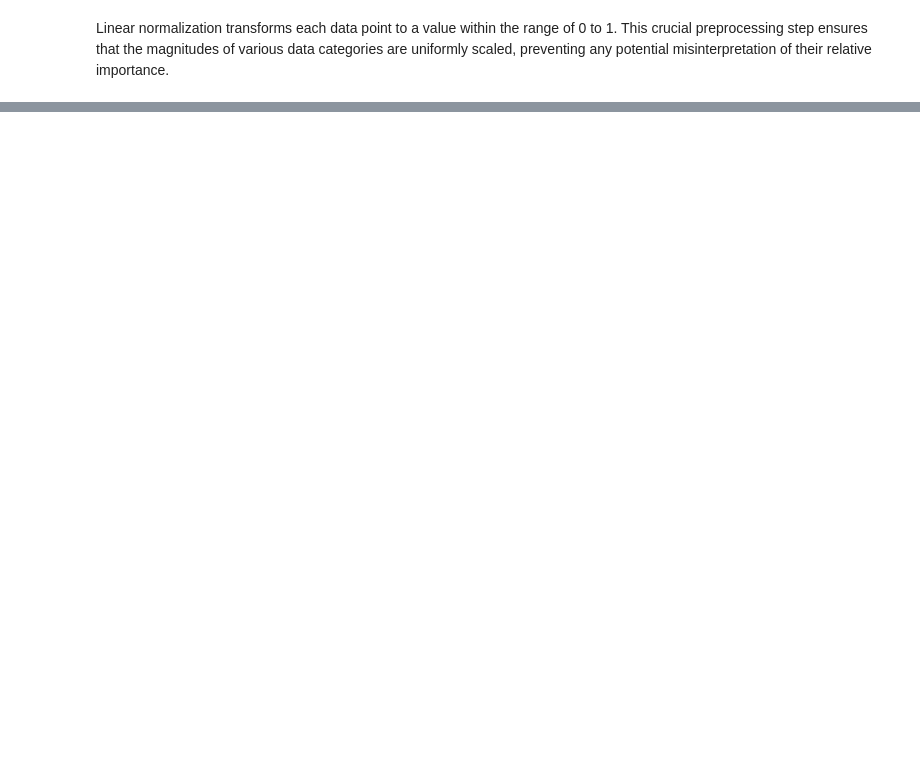
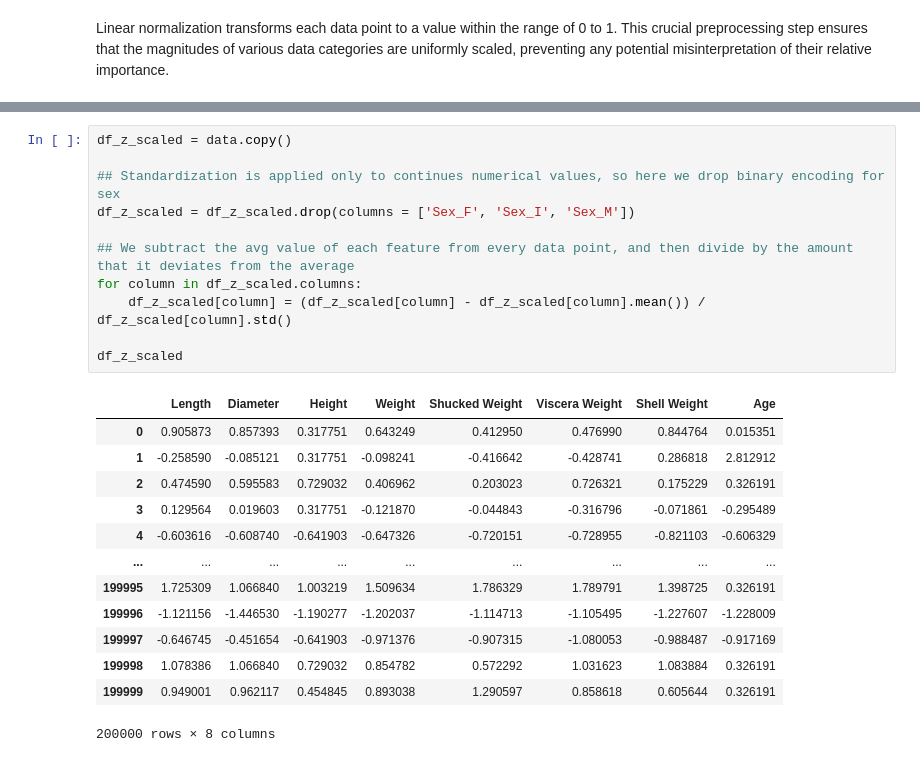
Before and after one commit to sunwoo604/Tritonhack2024-ML-Starter-Kit, a Jupyter notebook: notebook/russ_notebook.ipynb, the cells around one changed output, grey strips where cells are left out. Cells and saved outputs as stored; diff of their text form; blank space fills up the shorter version.

```diff
--- a/notebook/starter_notebook.ipynb
+++ b/notebook/russ_notebook.ipynb
@@ -276,0 +298,25 @@ sc = StandardScaler()
+# %%
+df_z_scaled = data.copy()
+
+## Standardization is applied only to continues numerical values, so here we drop binary encoding for sex
+df_z_scaled = df_z_scaled.drop(columns = ['Sex_F', 'Sex_I', 'Sex_M'])
+
+## We subtract the avg value of each feature from every data point, and then divide by the amount that it deviates from the average
+for column in df_z_scaled.columns:
+	df_z_scaled[column] = (df_z_scaled[column] - df_z_scaled[column].mean()) / df_z_scaled[column].std()
+
+df_z_scaled
+# %% [output]
+|  | Length | Diameter | Height | Weight | Shucked Weight | Viscera Weight | Shell Weight | Age |
+| 0 | 0.905873 | 0.857393 | 0.317751 | 0.643249 | 0.412950 | 0.476990 | 0.844764 | 0.015351 |
+| 1 | -0.258590 | -0.085121 | 0.317751 | -0.098241 | -0.416642 | -0.428741 | 0.286818 | 2.812912 |
+| 2 | 0.474590 | 0.595583 | 0.729032 | 0.406962 | 0.203023 | 0.726321 | 0.175229 | 0.326191 |
+| 3 | 0.129564 | 0.019603 | 0.317751 | -0.121870 | -0.044843 | -0.316796 | -0.071861 | -0.295489 |
+| 4 | -0.603616 | -0.608740 | -0.641903 | -0.647326 | -0.720151 | -0.728955 | -0.821103 | -0.606329 |
+| ... | ... | ... | ... | ... | ... | ... | ... | ... |
+| 199995 | 1.725309 | 1.066840 | 1.003219 | 1.509634 | 1.786329 | 1.789791 | 1.398725 | 0.326191 |
+| 199996 | -1.121156 | -1.446530 | -1.190277 | -1.202037 | -1.114713 | -1.105495 | -1.227607 | -1.228009 |
+| 199997 | -0.646745 | -0.451654 | -0.641903 | -0.971376 | -0.907315 | -1.080053 | -0.988487 | -0.917169 |
+| 199998 | 1.078386 | 1.066840 | 0.729032 | 0.854782 | 0.572292 | 1.031623 | 1.083884 | 0.326191 |
+| 199999 | 0.949001 | 0.962117 | 0.454845 | 0.893038 | 1.290597 | 0.858618 | 0.605644 | 0.326191 |
+200000 rows × 8 columns
```
Also changed, not shown: parts of 14 cells of this notebook.
